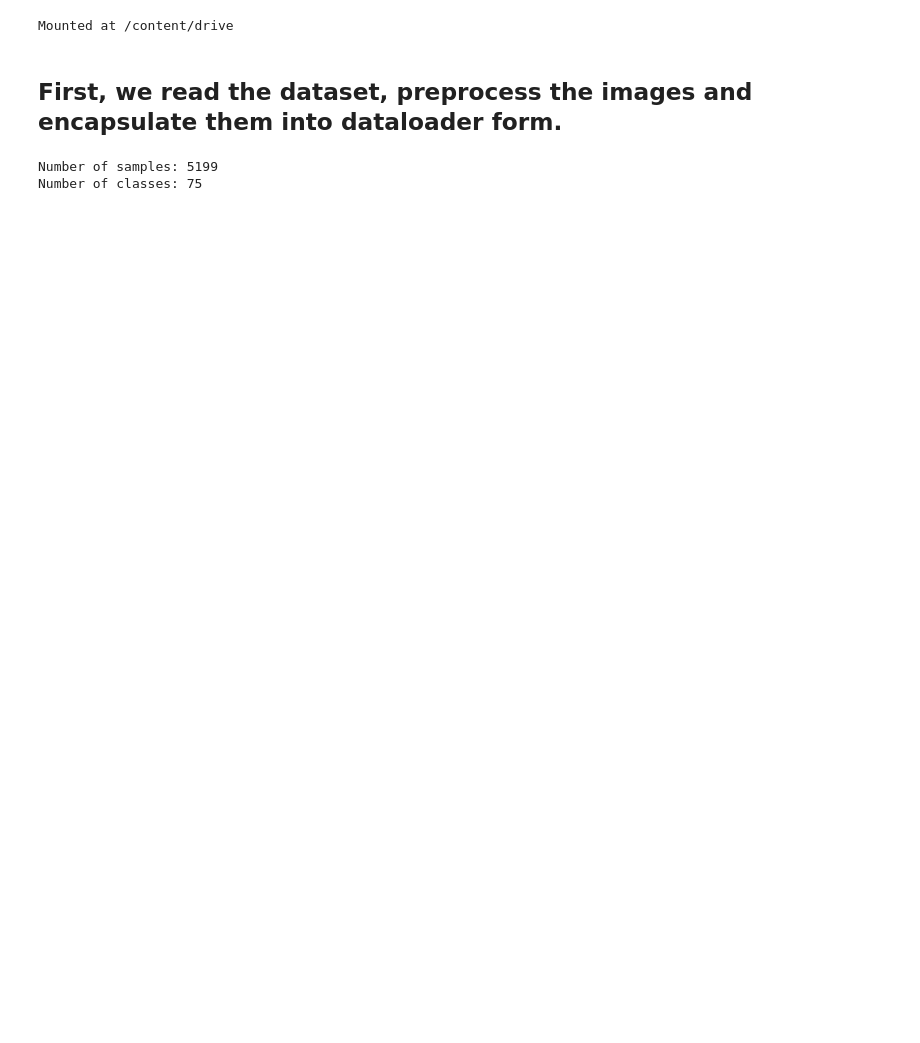
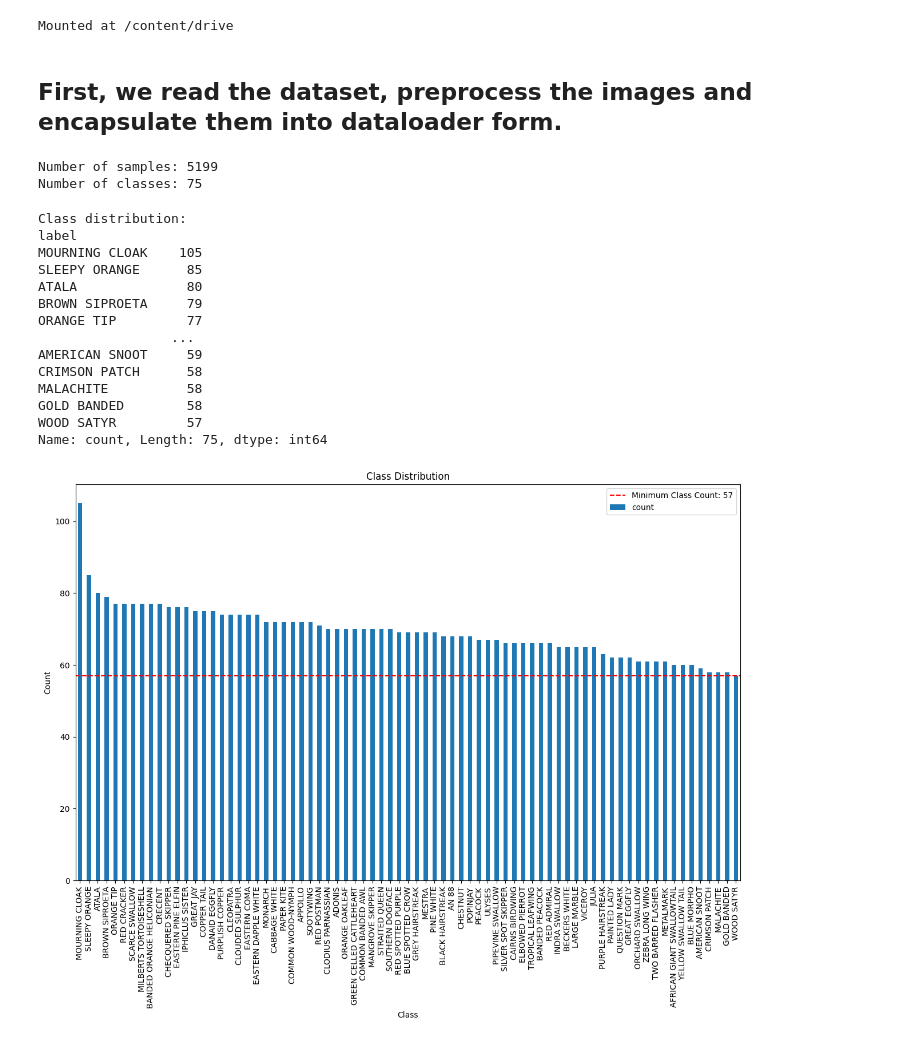
Before and after one commit to Tuco711/AML_Butterfly, a Jupyter notebook: TP1-students.ipynb, the cells around one changed output. Cells and saved outputs as stored; diff of their text form; code cells hidden in the pictures; blank space fills up the shorter version.

Commit message:
grafics and fix at paths

```diff
--- a/TP1-students.ipynb
+++ b/TP1-students.ipynb
@@ -8,6 +8,9 @@ Mounted at /content/drive
 try:
     path = Path('/content/drive/MyDrive/Universidade/Mestrado/2 Semestre/Aprendizagem Computacional Avançada/TP1-Students/aca-butterflies')
 
+    if not path.exists():
+        raise FileNotFoundError(f"The specified path does not exist: {path}")
+
 except FileNotFoundError:
     path = Path('/content/drive/MyDrive/AdvencedMachineLearning/aca-butterflies')
 # %%
@@ -70,3 +73,37 @@ print(f"Number of classes: {len(dataset.classes)}")
 # %% [output]
 Number of samples: 5199
 Number of classes: 75
+# %%
+# Compute class distribution
+import matplotlib.pyplot as plt
+
+class_counts = df['label'].value_counts()
+print("Class distribution:")
+print(class_counts)
+
+# Plot class distribution
+plt.figure(figsize=(15, 9))
+class_counts.plot(kind='bar')
+plt.title('Class Distribution')
+plt.xlabel('Class')
+plt.ylabel('Count')
+plt.axhline(y=class_counts.min(), color='red', linestyle='--', label=f'Minimum Class Count: {class_counts.min()}')
+plt.xticks(rotation=90)
+plt.legend()
+plt.show()
+# %% [output]
+Class distribution:
+label
+MOURNING CLOAK    105
+SLEEPY ORANGE      85
+ATALA              80
+BROWN SIPROETA     79
+ORANGE TIP         77
+                 ...
+AMERICAN SNOOT     59
+CRIMSON PATCH      58
+MALACHITE          58
+GOLD BANDED        58
+WOOD SATYR         57
+Name: count, Length: 75, dtype: int64
+[figure, added]
```
Also changed, not shown: parts of 3 cells of this notebook.
